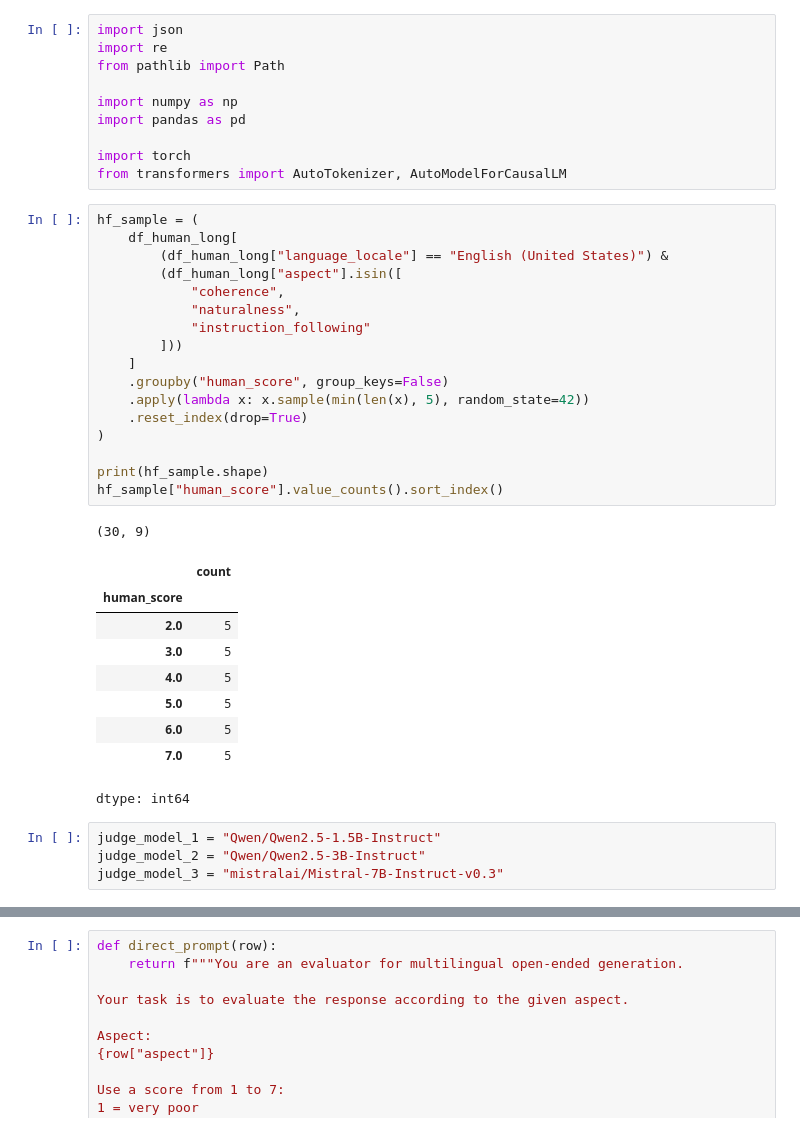
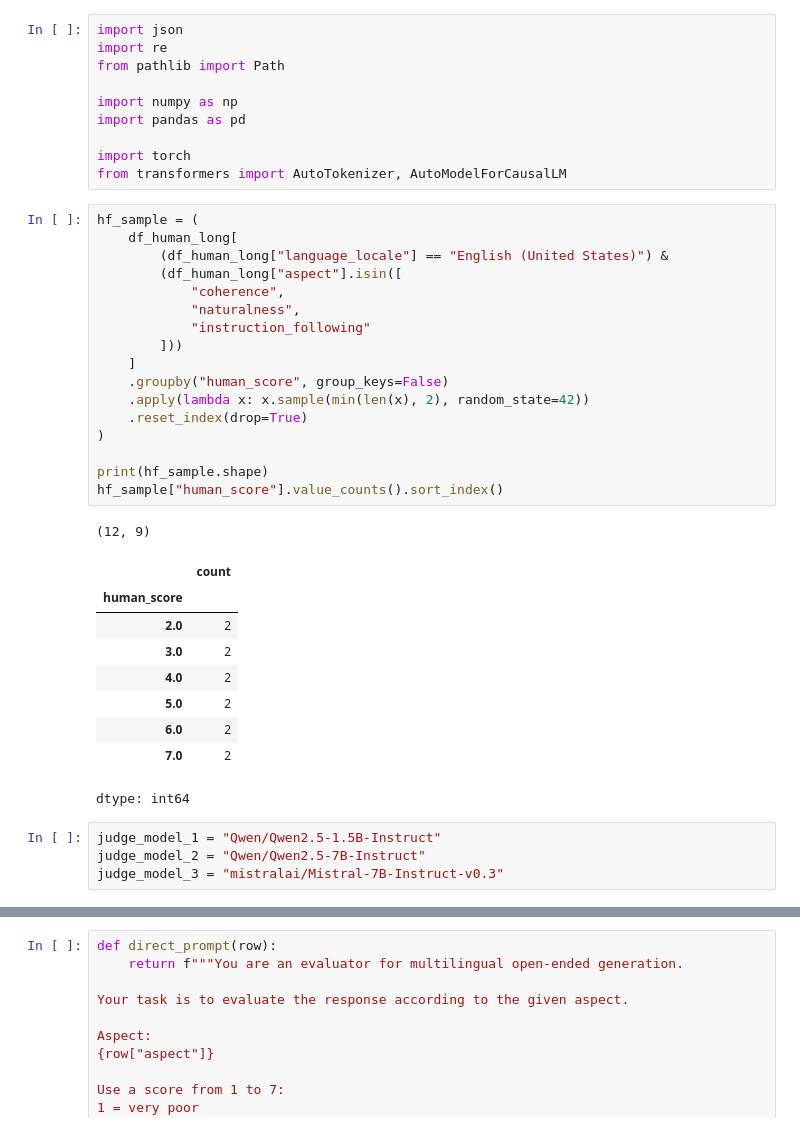
Before and after one commit to NhAnh278/llm-as-a-judge-praktikum, a Jupyter notebook: notebooks/Nhat_Anh_Hoang_analysis.ipynb, the cells around one changed output, grey strips where cells are left out. Saved outputs shown, nothing was run; the diff lists cells and outputs as text.

```diff
--- a/notebooks/Nhat_Anh_Hoang_analysis.ipynb
+++ b/notebooks/Nhat_Anh_Hoang_analysis.ipynb
@@ -1393,34 +1393,34 @@ from transformers import AutoTokenizer, AutoModelForCausalLM
 # %%
 hf_sample = (
     df_human_long[
         (df_human_long["language_locale"] == "English (United States)") &
         (df_human_long["aspect"].isin([
             "coherence",
             "naturalness",
             "instruction_following"
         ]))
     ]
     .groupby("human_score", group_keys=False)
-    .apply(lambda x: x.sample(min(len(x), 5), random_state=42))
+    .apply(lambda x: x.sample(min(len(x), 2), random_state=42))
     .reset_index(drop=True)
 )
 
 print(hf_sample.shape)
 hf_sample["human_score"].value_counts().sort_index()
 # %% [output]
-(30, 9)
+(12, 9)
 |  | count |
 | human_score |  |
-| 2.0 | 5 |
-| 3.0 | 5 |
-| 4.0 | 5 |
-| 5.0 | 5 |
-| 6.0 | 5 |
-| 7.0 | 5 |
+| 2.0 | 2 |
+| 3.0 | 2 |
+| 4.0 | 2 |
+| 5.0 | 2 |
+| 6.0 | 2 |
+| 7.0 | 2 |
 dtype: int64
 # %%
 judge_model_1 = "Qwen/Qwen2.5-1.5B-Instruct"
-judge_model_2 = "Qwen/Qwen2.5-3B-Instruct"
+judge_model_2 = "Qwen/Qwen2.5-7B-Instruct"
 judge_model_3 = "mistralai/Mistral-7B-Instruct-v0.3"
 # %%
 #Load model
```
Also changed, not shown: parts of 26 cells of this notebook.
